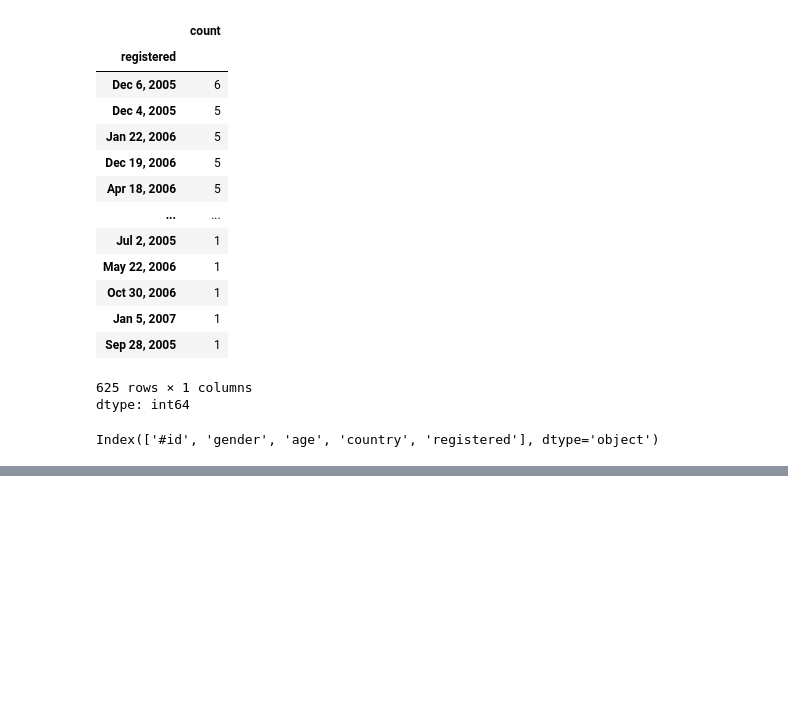
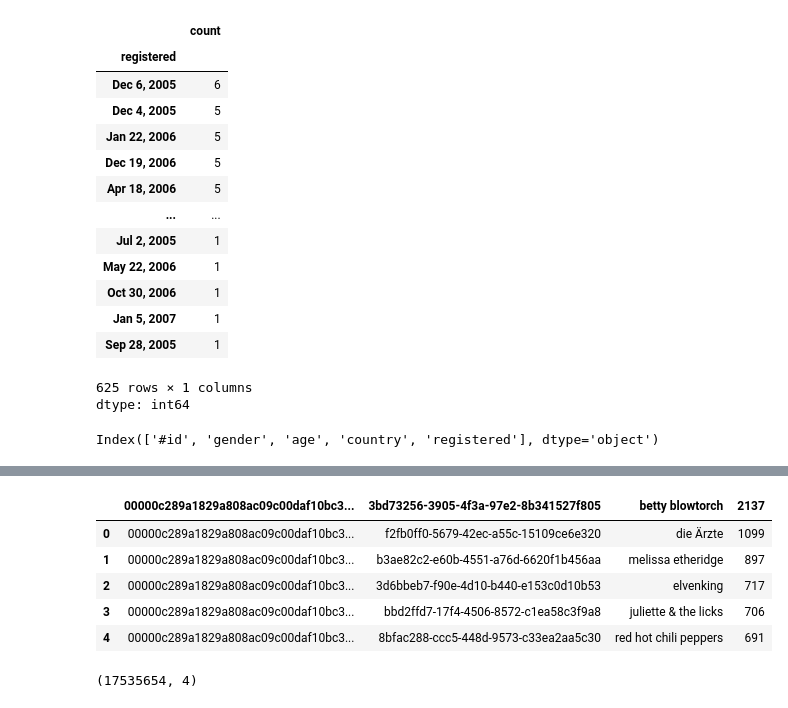
Before and after one commit to FredArgoX/ChaoticTest_PySpark, a Jupyter notebook: 02_GL_Spark_Music_Project.ipynb, the cells around one changed output, grey strips where cells are left out. Cells and saved outputs as stored; diff of their text form; code cells hidden in the pictures; blank space fills up the shorter version.

```diff
--- a/02_GL_Spark_Music_Project.ipynb
+++ b/02_GL_Spark_Music_Project.ipynb
@@ -37,4 +68,11 @@ To: /content/lastfm-dataset-1K.tar.gz
 import numpy as np
 import pandas as pd
 # %%
+# 1K
 raw_data = pd.read_csv("lastfm-dataset-1K/userid-timestamp-artid-artname-traid-traname.tsv", delimiter="\t", header=None, on_bad_lines='skip')
+
+# 1K User Profile
+user_profile = pd.read_csv("lastfm-dataset-1K/userid-profile.tsv", sep="\t")
+
+#360K
+plays_data = pd.read_csv("lastfm-dataset-360K/usersha1-artmbid-artname-plays.tsv", sep="\t")
@@ -197,0 +250,13 @@ Index(['#id', 'gender', 'age', 'country', 'registered'], dtype='object')
+# %%
+plays_data.head()
+# %% [output]
+|  | 00000c289a1829a808ac09c00daf10bc3... | 3bd73256-3905-4f3a-97e2-8b341527f805 | betty blowtorch | 2137 |
+| 0 | 00000c289a1829a808ac09c00daf10bc3... | f2fb0ff0-5679-42ec-a55c-15109ce6e320 | die Ärzte | 1099 |
+| 1 | 00000c289a1829a808ac09c00daf10bc3... | b3ae82c2-e60b-4551-a76d-6620f1b456aa | melissa etheridge | 897 |
+| 2 | 00000c289a1829a808ac09c00daf10bc3... | 3d6bbeb7-f90e-4d10-b440-e153c0d10b53 | elvenking | 717 |
+| 3 | 00000c289a1829a808ac09c00daf10bc3... | bbd2ffd7-17f4-4506-8572-c1ea58c3f9a8 | juliette & the licks | 706 |
+| 4 | 00000c289a1829a808ac09c00daf10bc3... | 8bfac288-ccc5-448d-9573-c33ea2aa5c30 | red hot chili peppers | 691 |
+# %%
+plays_data.shape
+# %% [output]
+(17535654, 4)
```
Also changed, not shown: parts of 46 cells of this notebook.
